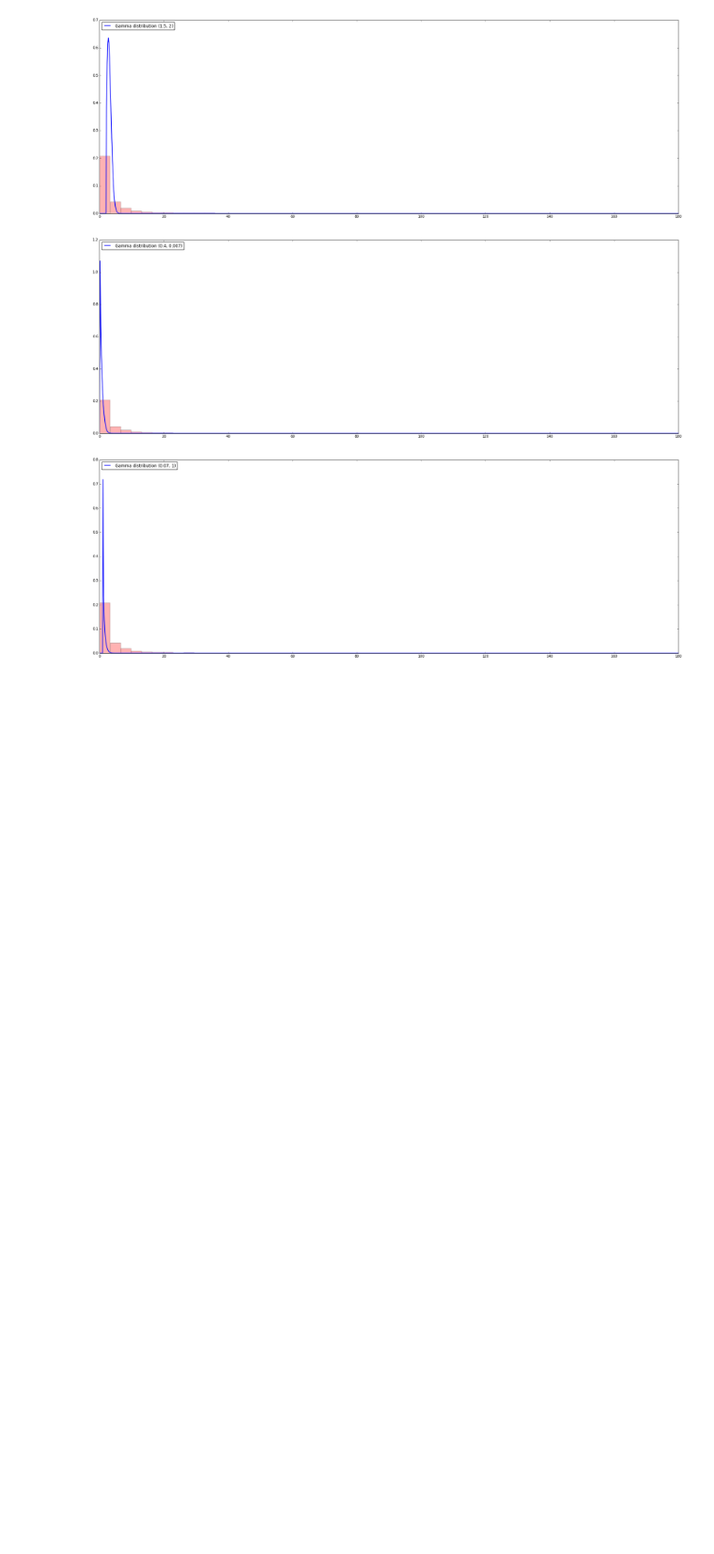
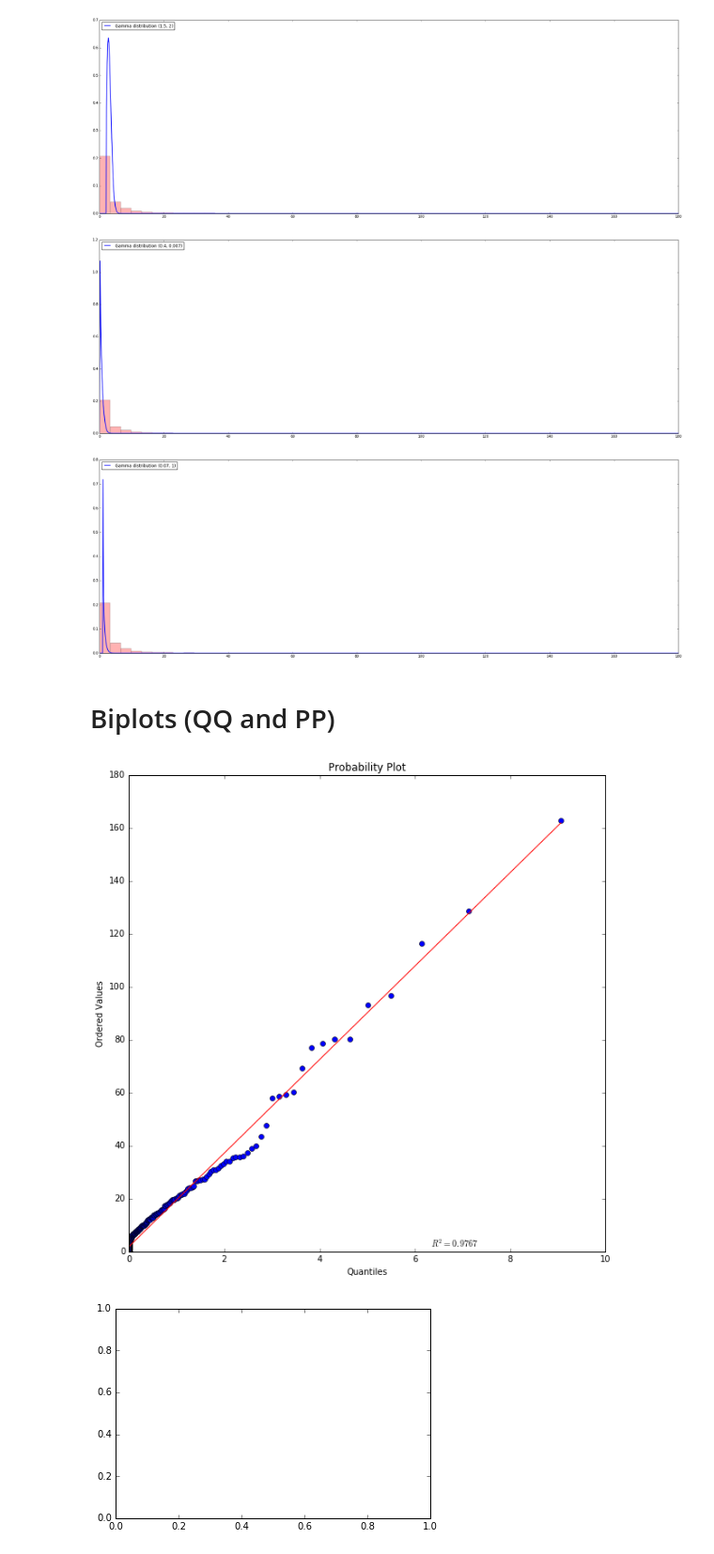
Before and after one commit to vipmax/PM, a Jupyter notebook: PM.ipynb, the cells around one changed output. Shown at 94% size. Saved outputs shown, nothing was run; the diff lists cells and outputs as text; code cells hidden in the pictures; blank space fills up the shorter version.

```diff
--- a/PM.ipynb
+++ b/PM.ipynb
@@ -283,3 +285,22 @@ for parameters in all_parameters:
 [figure]
 [figure]
 [figure]
+# %% [markdown]
+# Biplots (QQ and PP)
+# %%
+from scipy import stats
+import matplotlib.pyplot as plt
+nsample = 100
+np.random.seed(7654321)
+
+xt = plt.xticks()[0]
+lnspc = np.linspace(min(xt), max(xt), len(sample))
+
+params = stats.gamma.fit(sample)
+fig = plt.figure(8, figsize=(10, 10))
+ax = fig.add_subplot(111)
+res = stats.probplot(sample, dist=stats.gamma, sparams=params, plot=ax)
+plt.show()
+# %% [output]
+[figure, added]
+[figure, added]
```
Also changed, not shown: parts of 2 cells of this notebook.
